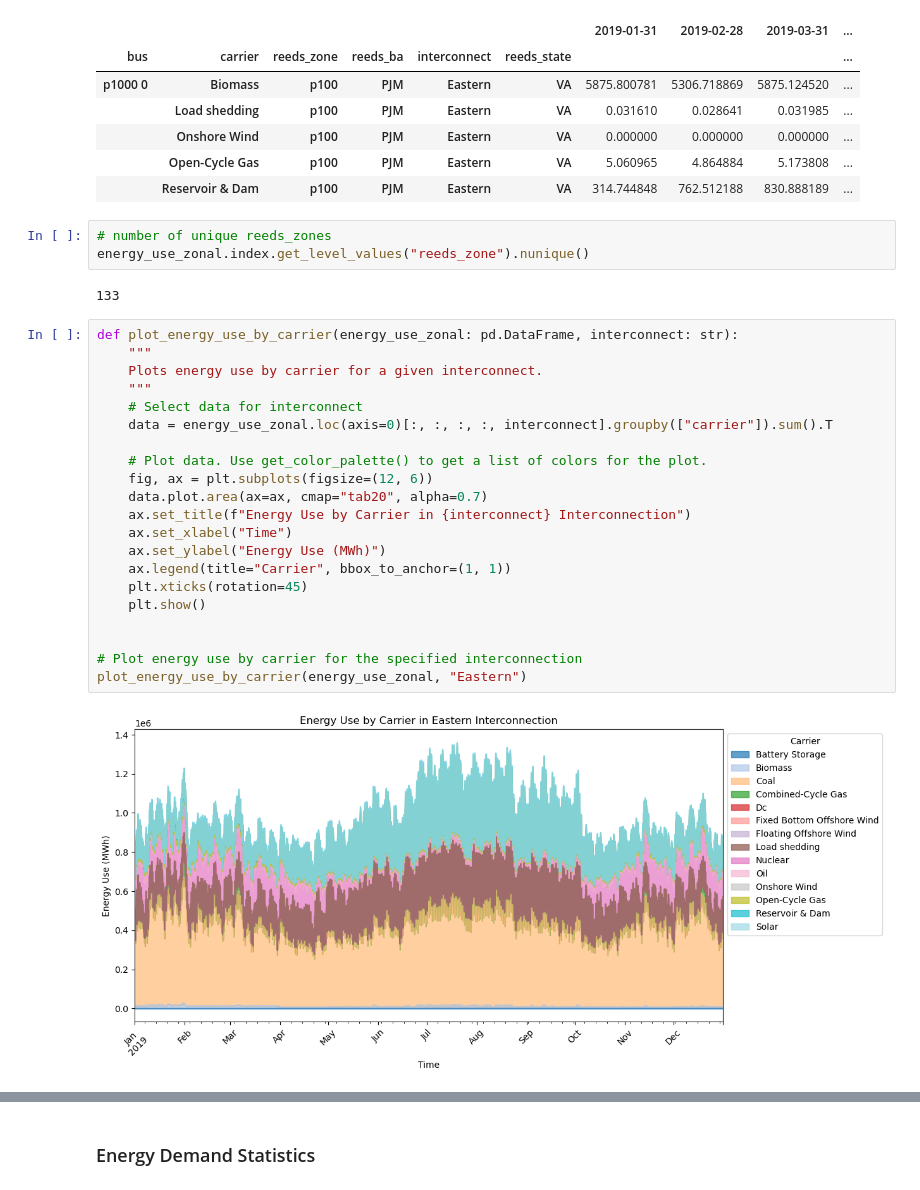
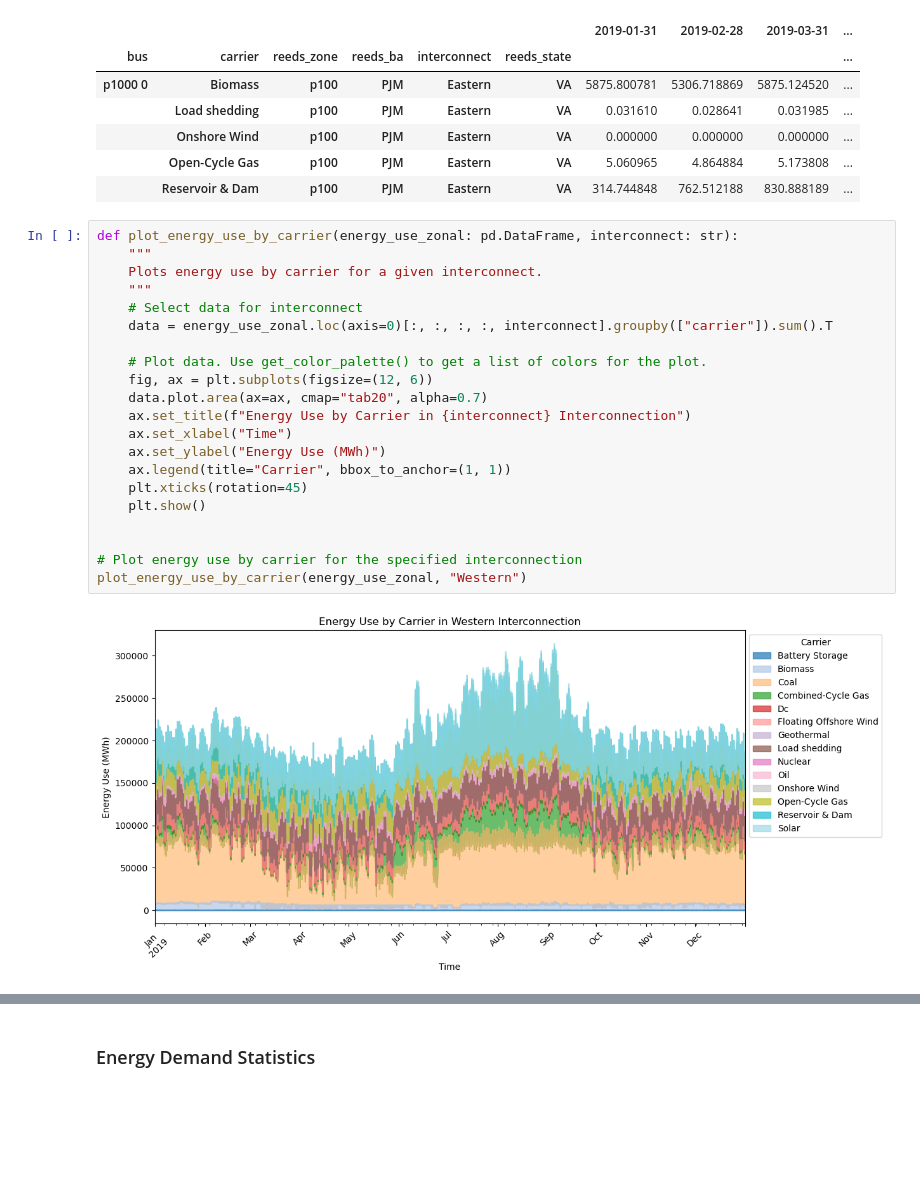
Before and after one commit to af3913/pypsa-usa, a Jupyter notebook: workflow/pypsa-usa_technical_appendix.ipynb, the cells around one changed output, grey strips where cells are left out. Cells and saved outputs as stored; diff of their text form; blank space fills up the shorter version.

```diff
--- a/workflow/pypsa-usa_technical_appendix.ipynb
+++ b/workflow/pypsa-usa_technical_appendix.ipynb
@@ -268,34 +251,29 @@ DataFrame.resample with axis=1 is deprecated. Do `frame.T.resample(...)` without
 |  | Onshore Wind | p100 | PJM | Eastern | VA | 0.000000 | 0.000000 | 0.000000 | ... |
 |  | Open-Cycle Gas | p100 | PJM | Eastern | VA | 5.060965 | 4.864884 | 5.173808 | ... |
 |  | Reservoir & Dam | p100 | PJM | Eastern | VA | 314.744848 | 762.512188 | 830.888189 | ... |
-# %%
-# number of unique reeds_zones
-energy_use_zonal.index.get_level_values("reeds_zone").nunique()
-# %% [output]
-133
 # %%
 def plot_energy_use_by_carrier(energy_use_zonal: pd.DataFrame, interconnect: str):
     """
     Plots energy use by carrier for a given interconnect.
     """
     # Select data for interconnect
     data = energy_use_zonal.loc(axis=0)[:, :, :, :, interconnect].groupby(["carrier"]).sum().T
 
     # Plot data. Use get_color_palette() to get a list of colors for the plot.
     fig, ax = plt.subplots(figsize=(12, 6))
     data.plot.area(ax=ax, cmap="tab20", alpha=0.7)
     ax.set_title(f"Energy Use by Carrier in {interconnect} Interconnection")
     ax.set_xlabel("Time")
     ax.set_ylabel("Energy Use (MWh)")
     ax.legend(title="Carrier", bbox_to_anchor=(1, 1))
     plt.xticks(rotation=45)
     plt.show()
 
 
 # Plot energy use by carrier for the specified interconnection
-plot_energy_use_by_carrier(energy_use_zonal, "Eastern")
+plot_energy_use_by_carrier(energy_use_zonal, "Western")
 # %% [output]
-[figure, old version]
+[figure, new version]
 # %%
 def plot_energy_use_by_carrier_monthly(energy_use_zonal: pd.DataFrame, interconnect: str):
     """
```
Also changed, not shown: parts of 14 cells of this notebook, 1 other file.
